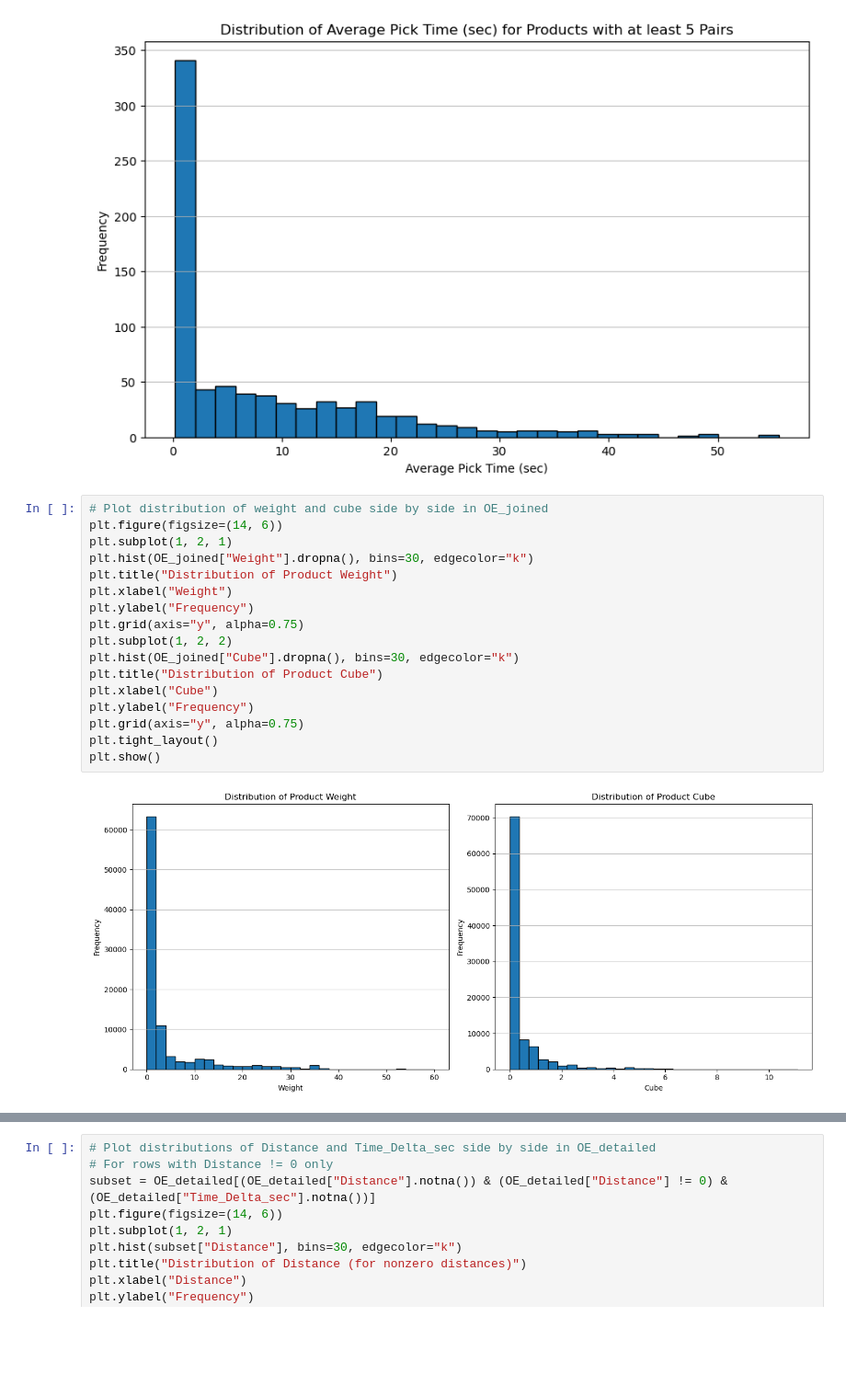
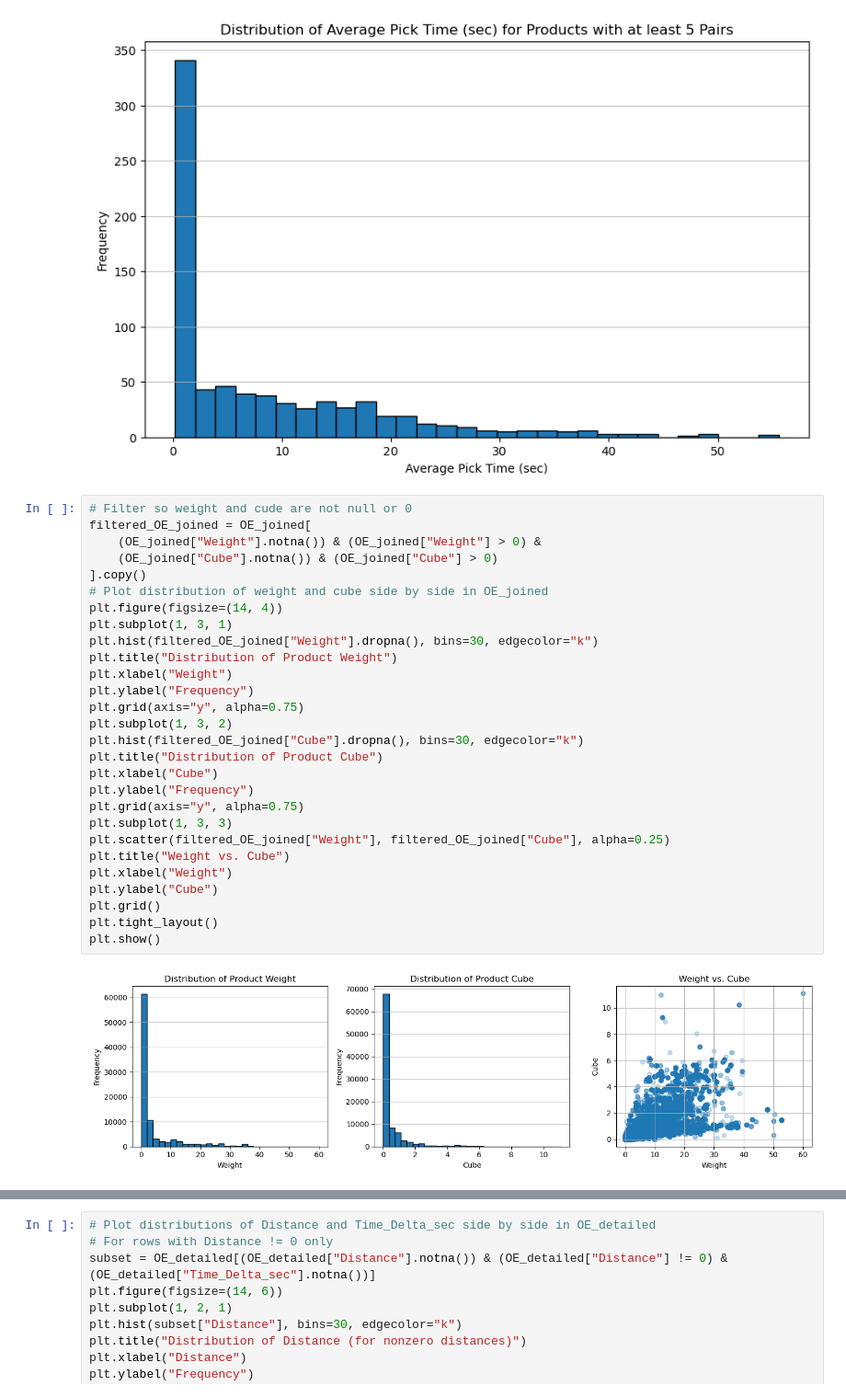
Before and after one commit to JiashenWangg/Lucas_Systems_Capstone_Project, a Jupyter notebook: EDA_Jiashen/eda_week5.ipynb, the cells around one changed output, grey strips where cells are left out. Shown at 92% size. Drawn from its saved outputs; the diff is of its cells as text; blank space fills up the shorter version.

```diff
--- a/EDA_Jiashen/eda_week5.ipynb
+++ b/EDA_Jiashen/eda_week5.ipynb
@@ -63,21 +64,32 @@ plt.show()
 # %% [output]
 [figure]
 # %%
+# Filter so weight and cude are not null or 0
+filtered_OE_joined = OE_joined[
+    (OE_joined["Weight"].notna()) & (OE_joined["Weight"] > 0) &
+    (OE_joined["Cube"].notna()) & (OE_joined["Cube"] > 0)
+].copy()
 # Plot distribution of weight and cube side by side in OE_joined
-plt.figure(figsize=(14, 6))
-plt.subplot(1, 2, 1)
-plt.hist(OE_joined["Weight"].dropna(), bins=30, edgecolor="k")
+plt.figure(figsize=(14, 4))
+plt.subplot(1, 3, 1)
+plt.hist(filtered_OE_joined["Weight"].dropna(), bins=30, edgecolor="k")
 plt.title("Distribution of Product Weight")
 plt.xlabel("Weight")
 plt.ylabel("Frequency")
 plt.grid(axis="y", alpha=0.75)
-plt.subplot(1, 2, 2)
-plt.hist(OE_joined["Cube"].dropna(), bins=30, edgecolor="k")
+plt.subplot(1, 3, 2)
+plt.hist(filtered_OE_joined["Cube"].dropna(), bins=30, edgecolor="k")
 plt.title("Distribution of Product Cube")
 plt.xlabel("Cube")
 plt.ylabel("Frequency")
 plt.grid(axis="y", alpha=0.75)
+plt.subplot(1, 3, 3)
+plt.scatter(filtered_OE_joined["Weight"], filtered_OE_joined["Cube"], alpha=0.25)
+plt.title("Weight vs. Cube")
+plt.xlabel("Weight")
+plt.ylabel("Cube")
+plt.grid()
 plt.tight_layout()
 plt.show()
 # %% [output]
-[figure, old version]
+[figure, new version]
```
Also changed, not shown: parts of 7 cells of this notebook, 2 other files.
